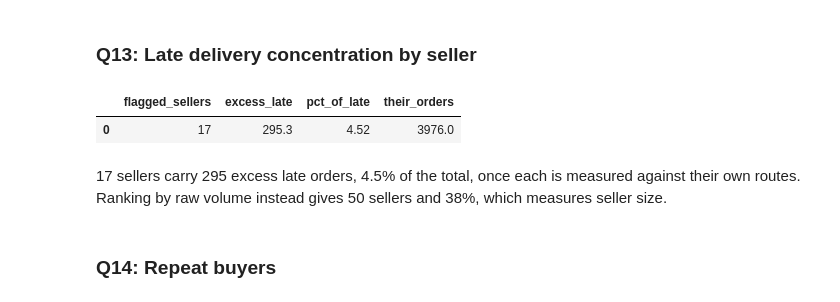
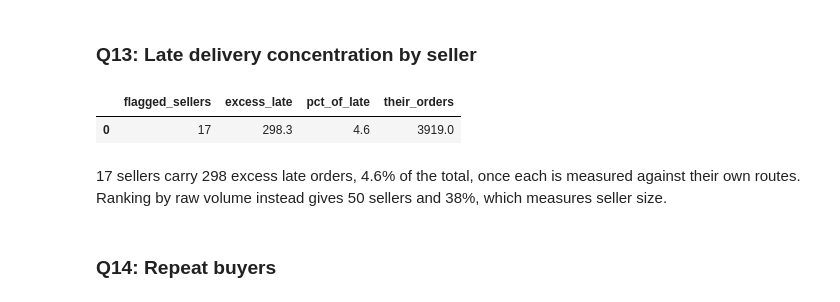
Before and after one commit to arocasim/olist_delivery_risk, a Jupyter notebook: notebooks/04_sql_analysis.ipynb, the cells around one changed output. Drawn from its saved outputs; the diff is of its cells as text; code cells hidden in the pictures.

Commit message:
Attribute each order to one seller across both notebooks

```diff
--- a/notebooks/04_sql_analysis.ipynb
+++ b/notebooks/04_sql_analysis.ipynb
@@ -381,40 +381,40 @@ Some orders carry more than one review, so the latest one is kept.
 ### Q13: Late delivery concentration by seller
 # %%
 duckdb.sql("""
-    WITH order_seller AS (
-        SELECT DISTINCT ob.order_id, oi.seller_id, ob.is_late, ob.customer_state
+    WITH base AS (
+        SELECT ob.order_id, ob.is_late, ob.customer_state, c.seller_id
         FROM order_base ob
-        JOIN order_items oi ON ob.order_id = oi.order_id
+        JOIN clean c USING (order_id)
     ),
     state_rate AS (
         SELECT customer_state, AVG(is_late) AS expected_rate
-        FROM order_base
+        FROM base
         GROUP BY 1
     ),
     seller_stats AS (
-        SELECT os.seller_id,
+        SELECT b.seller_id,
                COUNT(*) AS orders,
-               SUM(os.is_late) AS late_orders,
+               SUM(b.is_late) AS late_orders,
                SUM(sr.expected_rate) AS expected_late,
-               SUM(os.is_late) - SUM(sr.expected_rate) AS excess_late,
-               SUM(os.is_late) / SUM(sr.expected_rate) AS lift
-        FROM order_seller os
-        JOIN state_rate sr ON os.customer_state = sr.customer_state
+               SUM(b.is_late) - SUM(sr.expected_rate) AS excess_late,
+               SUM(b.is_late) / SUM(sr.expected_rate) AS lift
+        FROM base b
+        JOIN state_rate sr USING (customer_state)
         GROUP BY 1
         HAVING COUNT(*) >= 50
     )
     SELECT COUNT(*) AS flagged_sellers,
            ROUND(SUM(excess_late), 1) AS excess_late,
-           ROUND(SUM(excess_late) * 100.0 / (SELECT SUM(is_late) FROM order_base), 2) AS pct_of_late,
+           ROUND(SUM(excess_late) * 100.0 / (SELECT SUM(is_late) FROM base), 1) AS pct_of_late,
            SUM(orders) AS their_orders
     FROM seller_stats
     WHERE lift >= 1.5 AND excess_late >= 10
 """).df()
 # %% [output]
 |  | flagged_sellers | excess_late | pct_of_late | their_orders |
-| 0 | 17 | 295.3 | 4.52 | 3976.0 |
+| 0 | 17 | 298.3 | 4.6 | 3919.0 |
 # %% [markdown]
-17 sellers carry 295 excess late orders, 4.5% of the total, once each is measured against
+17 sellers carry 298 excess late orders, 4.6% of the total, once each is measured against
 their own routes. Ranking by raw volume instead gives 50 sellers and 38%, which measures
 seller size.
 # %% [markdown]
```
Also changed, not shown: 1 other file.
